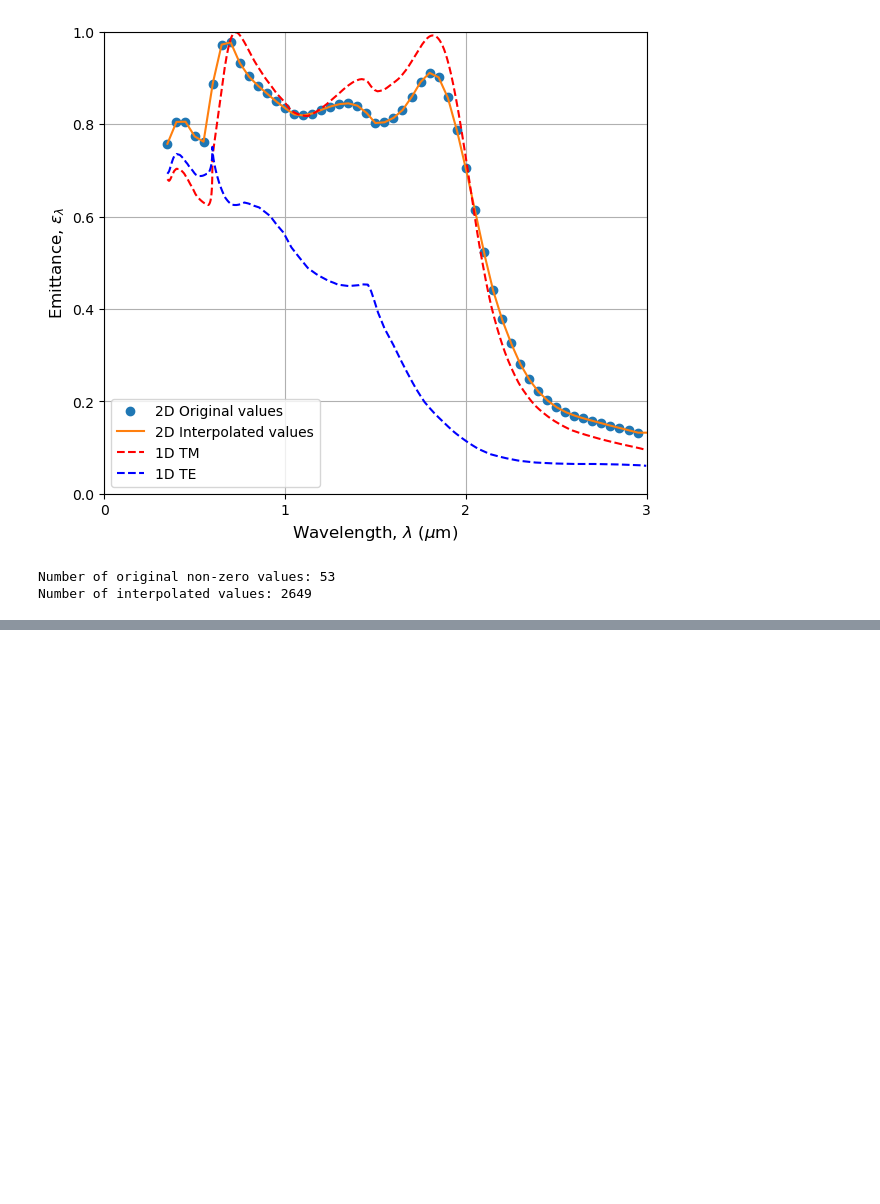
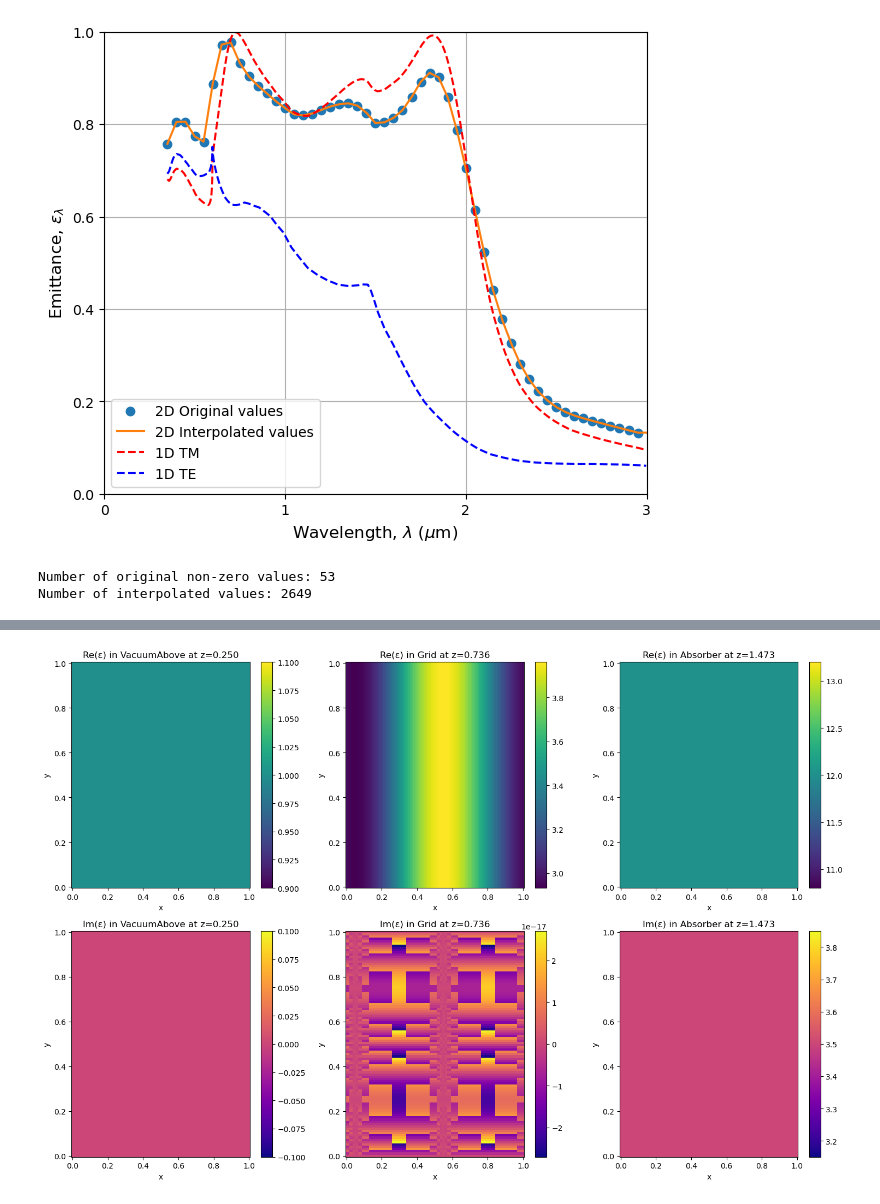
Before and after one commit to Raymond-Iacobacci/tpv-shaping, a Jupyter notebook: playgrounds/playground2.ipynb, the cells around one changed output, grey strips where cells are left out. Saved outputs shown, nothing was run; the diff lists cells and outputs as text; code cells hidden in the pictures; blank space fills up the shorter version.

```diff
--- a/playgrounds/playground2.ipynb
+++ b/playgrounds/playground2.ipynb
@@ -1039,0 +1407,50 @@ Number of interpolated values: 2649
+# %%
+nx, ny = 100, 100  # Higher resolution for better visualization
+x_grid = np.linspace(0, 1, nx)
+y_grid = np.linspace(0, 1, ny)
+
+# Create arrays for different z-slices
+# We'll sample at three different depths:
+# 1. In the vacuum layer
+# 2. In the grid layer
+# 3. In the absorber layer
+z_positions = [
+    vacuum_thickness/2,              # Middle of vacuum layer
+    vacuum_thickness + grid_thickness/2,  # Middle of grid layer
+    vacuum_thickness + grid_thickness + 0.5  # Middle of absorber layer
+]
+layer_names = ['VacuumAbove', 'Grid', 'Absorber']
+
+# Create a figure with subplots for different z-slices
+fig, axes = plt.subplots(2, 3, figsize=(15, 10))
+
+# Sample permittivity at each position
+for i, (z, layer_name) in enumerate(zip(z_positions, layer_names)):
+    epsilon_real = np.zeros((nx, ny))
+    epsilon_imag = np.zeros((nx, ny))
+
+    for ix, x in enumerate(x_grid):
+        for iy, y in enumerate(y_grid):
+            epsilon = S.GetEpsilon(x, y, z)
+            epsilon_real[ix, iy] = epsilon.real
+            epsilon_imag[ix, iy] = epsilon.imag
+
+    # Plot real part
+    im1 = axes[0, i].pcolormesh(x_grid, y_grid, epsilon_real.T, cmap='viridis')
+    axes[0, i].set_title(f'Re(ε) in {layer_name} at z={z:.3f}')
+    axes[0, i].set_xlabel('x')
+    axes[0, i].set_ylabel('y')
+    plt.colorbar(im1, ax=axes[0, i])
+
+    # Plot imaginary part
+    im2 = axes[1, i].pcolormesh(x_grid, y_grid, epsilon_imag.T, cmap='plasma')
+    axes[1, i].set_title(f'Im(ε) in {layer_name} at z={z:.3f}')
+    axes[1, i].set_xlabel('x')
+    axes[1, i].set_ylabel('y')
+    plt.colorbar(im2, ax=axes[1, i])
+
+plt.tight_layout()
+plt.savefig('permittivity_distribution.png', dpi=300)
+plt.show()
+# %% [output]
+[figure, added]
```
Also changed, not shown: parts of 3 cells of this notebook, 3 other files.
